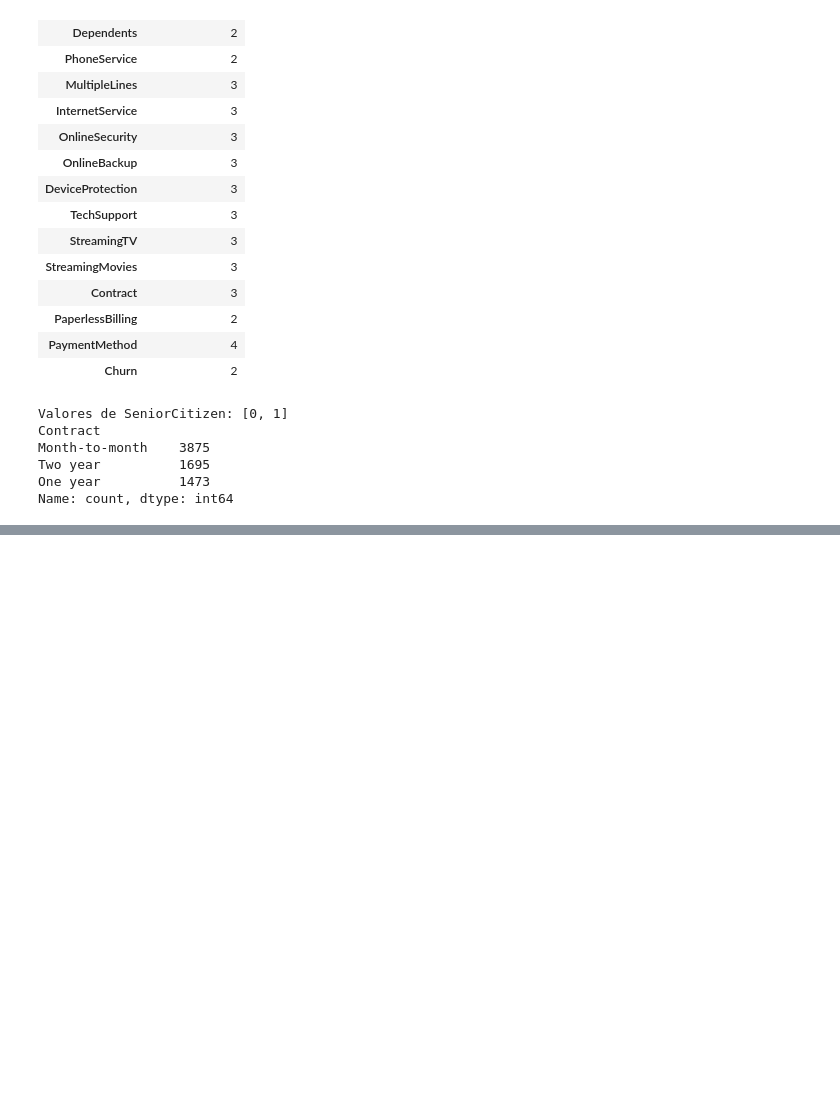
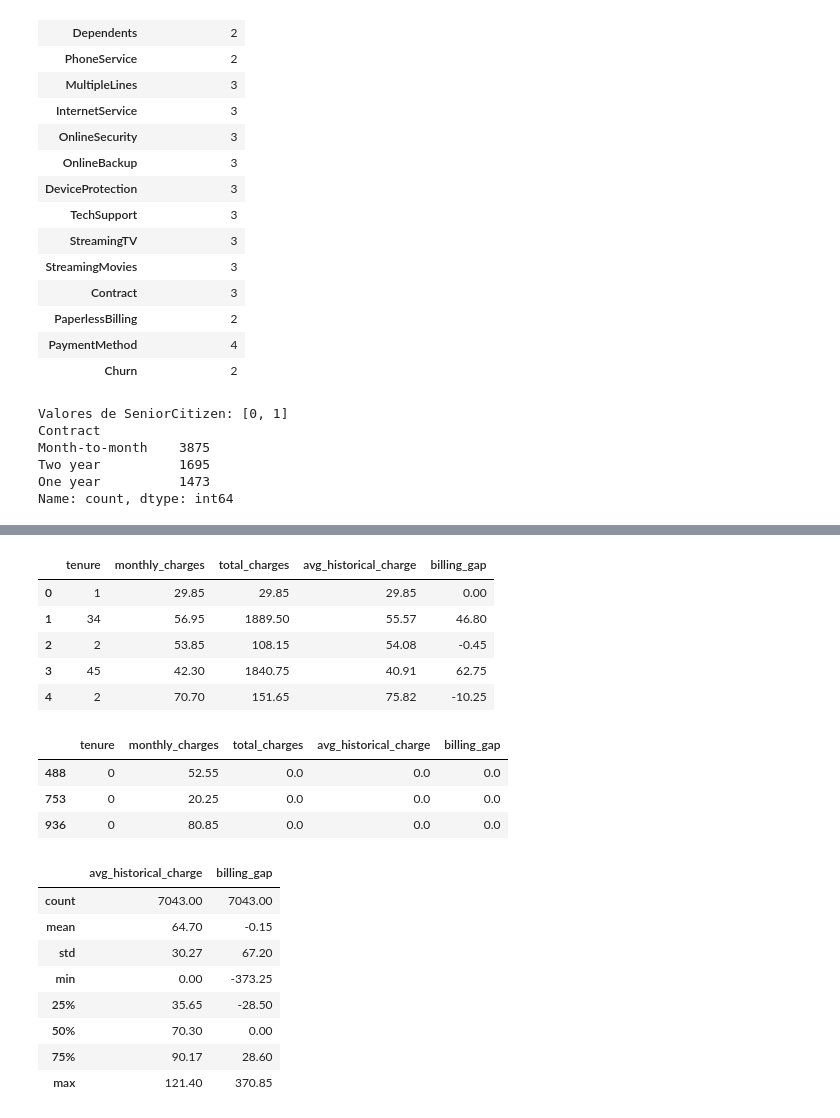
Before and after one commit to arielzamora/tpi-analisis-de-datos, a Jupyter notebook: notebooks/01_prep.ipynb, the cells around one changed output, grey strips where cells are left out. Saved outputs shown, nothing was run; the diff lists cells and outputs as text; code cells hidden in the pictures; blank space fills up the shorter version.

```diff
--- a/notebooks/01_prep.ipynb
+++ b/notebooks/01_prep.ipynb
@@ -269,0 +396,36 @@ Name: count, dtype: int64
+# %%
+posicion_churn = df.columns.get_loc("churn")  # get_loc devuelve el índice numérico de la columna churn; la usamos para insertar antes de ella y dejar el target al final
+df.insert(  # insert agrega una columna en una posición concreta (modifica df directamente, no devuelve nada)
+    posicion_churn,  # posición donde se inserta: justo antes de churn
+    "avg_historical_charge",  # nombre de la nueva columna
+    (df["total_charges"] / df["tenure"].replace(0, np.nan)).fillna(0.0).round(2),  # divide columna por columna (vectorizado, sin bucle); replace(0, nan) evita dividir por cero; fillna(0) cubre tenure == 0; round(2) deja 2 decimales
+)  # cierra la llamada a insert
+df.insert(  # segunda inserción
+    posicion_churn + 1,  # una posición más adelante, para que quede entre la anterior y churn
+    "billing_gap",  # nombre de la nueva columna
+    (df["tenure"] * df["monthly_charges"] - df["total_charges"]).round(2),  # aritmética entre columnas: se aplica fila por fila de forma implícita (como una columna calculada de SQL)
+)  # cierra la llamada a insert
+assert np.isfinite(df[["avg_historical_charge", "billing_gap"]]).all().all()  # np.isfinite descarta NaN e inf; el primer all() reduce por columna y el segundo a un único booleano
+display(df[["tenure", "monthly_charges", "total_charges", "avg_historical_charge", "billing_gap"]].head())  # primeras 5 filas de las columnas involucradas
+display(df.loc[df["tenure"] == 0, ["tenure", "monthly_charges", "total_charges", "avg_historical_charge", "billing_gap"]].head(3))  # los casos de tenure == 0 para ver que no hay inf/NaN
+display(df[["avg_historical_charge", "billing_gap"]].describe().round(2))  # describe() resume cuenta, media, desvío, mínimo, cuartiles y máximo
+# %% [output]
+|  | tenure | monthly_charges | total_charges | avg_historical_charge | billing_gap |
+| 0 | 1 | 29.85 | 29.85 | 29.85 | 0.00 |
+| 1 | 34 | 56.95 | 1889.50 | 55.57 | 46.80 |
+| 2 | 2 | 53.85 | 108.15 | 54.08 | -0.45 |
+| 3 | 45 | 42.30 | 1840.75 | 40.91 | 62.75 |
+| 4 | 2 | 70.70 | 151.65 | 75.82 | -10.25 |
+|  | tenure | monthly_charges | total_charges | avg_historical_charge | billing_gap |
+| 488 | 0 | 52.55 | 0.0 | 0.0 | 0.0 |
+| 753 | 0 | 20.25 | 0.0 | 0.0 | 0.0 |
+| 936 | 0 | 80.85 | 0.0 | 0.0 | 0.0 |
+|  | avg_historical_charge | billing_gap |
+| count | 7043.00 | 7043.00 |
+| mean | 64.70 | -0.15 |
+| std | 30.27 | 67.20 |
+| min | 0.00 | -373.25 |
+| 25% | 35.65 | -28.50 |
+| 50% | 70.30 | 0.00 |
+| 75% | 90.17 | 28.60 |
+| max | 121.40 | 370.85 |
```
Also changed, not shown: parts of 13 cells of this notebook.
